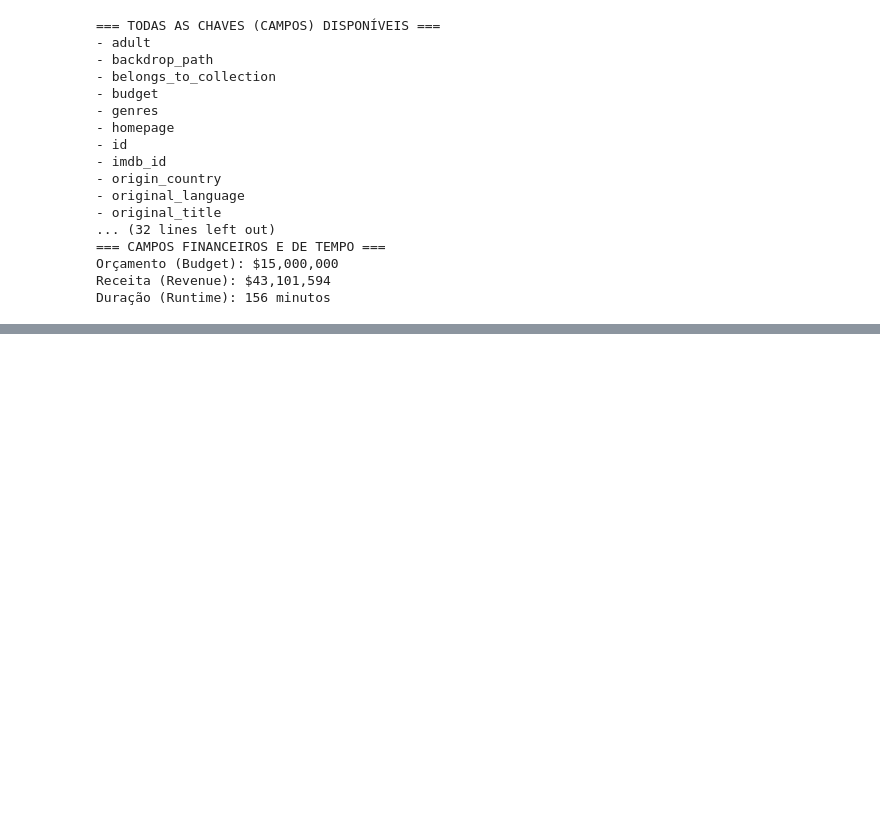
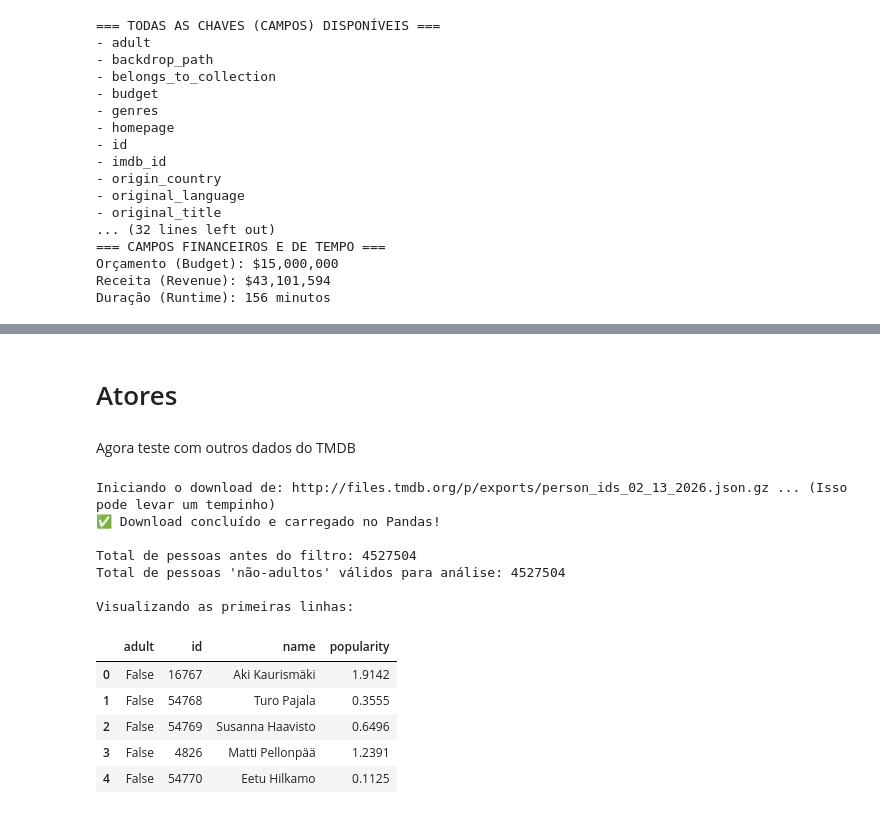
Before and after one commit to gabrielgraciano/analise_de_filmes, a Jupyter notebook: movie_scrapper.ipynb, the cells around one changed output, grey strips where cells are left out. Saved outputs shown, nothing was run; the diff lists cells and outputs as text; code cells hidden in the pictures; blank space fills up the shorter version.

```diff
--- a/movie_scrapper.ipynb
+++ b/movie_scrapper.ipynb
@@ -290,3 +290,52 @@ Buscando dados completos na API...
 | 0 | 4995 | tt0118749 | Boogie Nights | Boogie Nights | en | 1997-10-10 | 156 | Released | The life of a dreamer, the days o... | ... |
 | 1 | 13 | tt0109830 | Forrest Gump | Forrest Gump | en | 1994-06-23 | 142 | Released | The world will never be the same ... | ... |
 | 2 | 14 | tt0169547 | American Beauty | American Beauty | en | 1999-09-15 | 122 | Released | ... look closer | ... |
+# %% [markdown]
+# Atores
+# %% [markdown]
+Agora teste com outros dados do TMDB
+# %%
+import pandas as pd
+from datetime import datetime, timedelta
+
+# 1. Pegamos a data de ontem
+ontem = datetime.now() - timedelta(days=1)
+data_formatada = ontem.strftime('%m_%d_%Y') # Formato MM_DD_YYYY
+
+# 2. Montamos a URL oficial do TMDB Exports para Pessoas
+url_export_people = f"http://files.tmdb.org/p/exports/person_ids_{data_formatada}.json.gz"
+print(f"Iniciando o download de: {url_export_people} ... (Isso pode levar um tempinho)")
+
+# 3. O Pandas lê direto da URL
+try:
+    # CORREÇÃO 1: Usando a variável certa (url_export_people)
+    df_people = pd.read_json(url_export_people, lines=True)
+    print("✅ Download concluído e carregado no Pandas!")
+
+    tamanho_original_people = len(df_people)
+
+    # CORREÇÃO 2: Aplicando o filtro para tirar atores da indústria adulta
+    df_people = df_people[df_people['adult'] == False]
+
+    # CORREÇÃO 3: Ajustando os prints
+    print(f"\nTotal de pessoas antes do filtro: {tamanho_original_people}")
+    print(f"Total de pessoas 'não-adultos' válidos para análise: {len(df_people)}")
+    print("\nVisualizando as primeiras linhas:")
+    display(df_people.head())
+
+except Exception as e:
+    print(f"❌ Erro ao baixar ou ler o arquivo: {e}")
+# %% [output]
+Iniciando o download de: http://files.tmdb.org/p/exports/person_ids_02_13_2026.json.gz ... (Isso pode levar um tempinho)
+✅ Download concluído e carregado no Pandas!
+
+Total de pessoas antes do filtro: 4527504
+Total de pessoas 'não-adultos' válidos para análise: 4527504
+
+Visualizando as primeiras linhas:
+|  | adult | id | name | popularity |
+| 0 | False | 16767 | Aki Kaurismäki | 1.9142 |
+| 1 | False | 54768 | Turo Pajala | 0.3555 |
+| 2 | False | 54769 | Susanna Haavisto | 0.6496 |
+| 3 | False | 4826 | Matti Pellonpää | 1.2391 |
+| 4 | False | 54770 | Eetu Hilkamo | 0.1125 |
```
Also changed, not shown: parts of 3 cells of this notebook.
